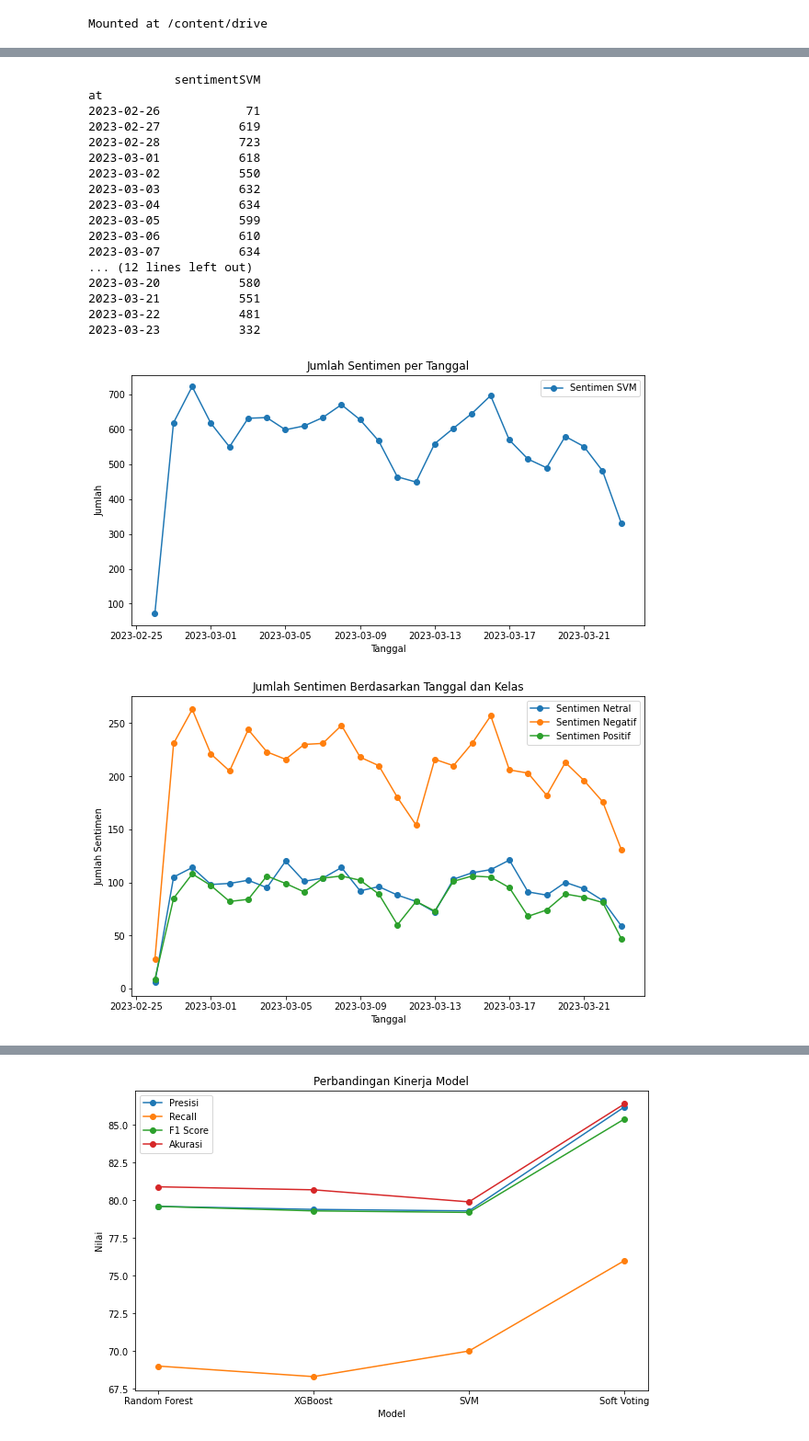
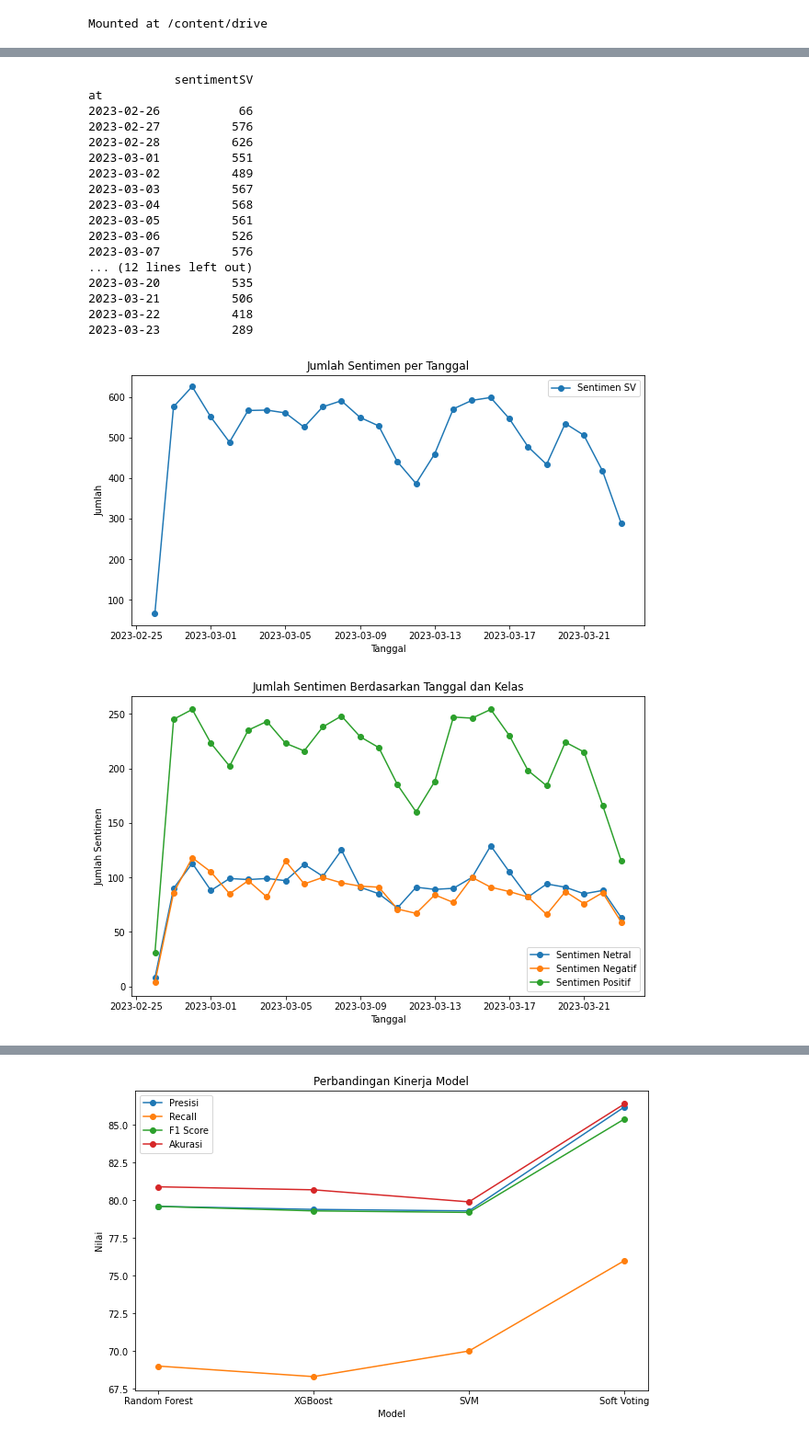
Before and after one commit to pahrul23/pahrul-skripsi, a Jupyter notebook: Hasil_dan_Pembahasan.ipynb, the cells around one changed output, grey strips where cells are left out. Shown at 92% size. Saved outputs shown, nothing was run; the diff lists cells and outputs as text; code cells hidden in the pictures.

```diff
--- a/Hasil_dan_Pembahasan.ipynb
+++ b/Hasil_dan_Pembahasan.ipynb
@@ -9,7 +11,7 @@ Mounted at /content/drive
 import pandas as pd
 
 # Membaca data dari file csv
-df = pd.read_csv('/content/drive/MyDrive/SKRIPSI/indodanaPrediksi_with_sentiment.csv')
+df = pd.read_csv('/content/drive/MyDrive/SKRIPSI/indodanaHasil.csv')
 # %%
 df
 # %% [output]
@@ -31,10 +35,10 @@ df
 df['at'] = pd.to_datetime(df['at']).dt.date
 
 # Menghitung jumlah sentimen berdasarkan tanggal
-df_sentiment = df.groupby('at')[['sentimentSVM']].sum()
+df_sentiment = df.groupby('at')[['sentimentSV']].sum()
 
 # Menghitung jumlah sentimen berdasarkan tanggal dan kelas
-df_sentiment_class = df.groupby(['at', 'sentimentSVM']).size().unstack(fill_value=0)
+df_sentiment_class = df.groupby(['at', 'sentimentSV']).size().unstack(fill_value=0)
 
 # Print jumlah sentimen berdasarkan tanggal
 print(df_sentiment)
@@ -43,7 +47,7 @@ print(df_sentiment)
 fig, ax = plt.subplots(figsize=(10, 5))
 
 # Memplot data
-ax.plot(df_sentiment.index, df_sentiment['sentimentSVM'], marker='o', label='Sentimen SVM')
+ax.plot(df_sentiment.index, df_sentiment['sentimentSV'], marker='o', label='Sentimen SV')
 
 # Menambahkan label pada sumbu-sumbu dan judul
 ax.set_xlabel('Tanggal')
@@ -56,53 +60,53 @@ ax.legend()
 # Menampilkan plot
 plt.show()
 # %% [output]
-            sentimentSVM
+            sentimentSV
 at
-2023-02-26            71
-2023-02-27           619
-2023-02-28           723
-2023-03-01           618
-2023-03-02           550
-2023-03-03           632
-2023-03-04           634
-2023-03-05           599
-2023-03-06           610
-2023-03-07           634
+2023-02-26           66
+2023-02-27          576
+2023-02-28          626
+2023-03-01          551
+2023-03-02          489
+2023-03-03          567
+2023-03-04          568
+2023-03-05          561
+2023-03-06          526
+2023-03-07          576
 ... (12 lines left out)
-2023-03-20           580
-2023-03-21           551
-2023-03-22           481
-2023-03-23           332
+2023-03-20          535
+2023-03-21          506
+2023-03-22          418
+2023-03-23          289
-[figure, old version]
+[figure, new version]
 # %%
 # Mengubah kolom 'at' menjadi tipe datetime
 df['at'] = pd.to_datetime(df['at'])
 
 # Mengubah kolom 'at' menjadi indeks dataframe
 df = df.set_index('at')
 
 # Menghitung jumlah sentimen berdasarkan kelas 0, 1, dan 2 pada setiap tanggal
-sentimen_count = pd.pivot_table(df, values='sentimentSV', index=df.index.date, columns=df['sentimentRF'], aggfunc='count', fill_value=0)
+sentimen_count = pd.pivot_table(df, values='sentimentSV', index=df.index.date, columns=df['sentimentSV'], aggfunc='count', fill_value=0)
 
 # Mengubah nama kolom dari angka ke string
 sentimen_count.columns = ['Sentimen Netral', 'Sentimen Negatif', 'Sentimen Positif']
 
 # Membuat plot jumlah sentimen berdasarkan tanggal dan kelas
 fig, ax = plt.subplots(figsize=(10, 6))
 ax.plot(sentimen_count.index, sentimen_count['Sentimen Netral'], marker='o', label='Sentimen Netral')
 ax.plot(sentimen_count.index, sentimen_count['Sentimen Negatif'], marker='o', label='Sentimen Negatif')
 ax.plot(sentimen_count.index, sentimen_count['Sentimen Positif'], marker='o', label='Sentimen Positif')
 
 # Menambahkan judul dan label sumbu pada plot
 ax.set_title('Jumlah Sentimen Berdasarkan Tanggal dan Kelas')
 ax.set_xlabel('Tanggal')
 ax.set_ylabel('Jumlah Sentimen')
 ax.legend()
 
 # Menampilkan plot
 plt.show()
 # %% [output]
-[figure, old version]
+[figure, new version]
 # %%
 sentimen_count
 # %% [output]
```
Also changed, not shown: parts of 19 cells of this notebook.
